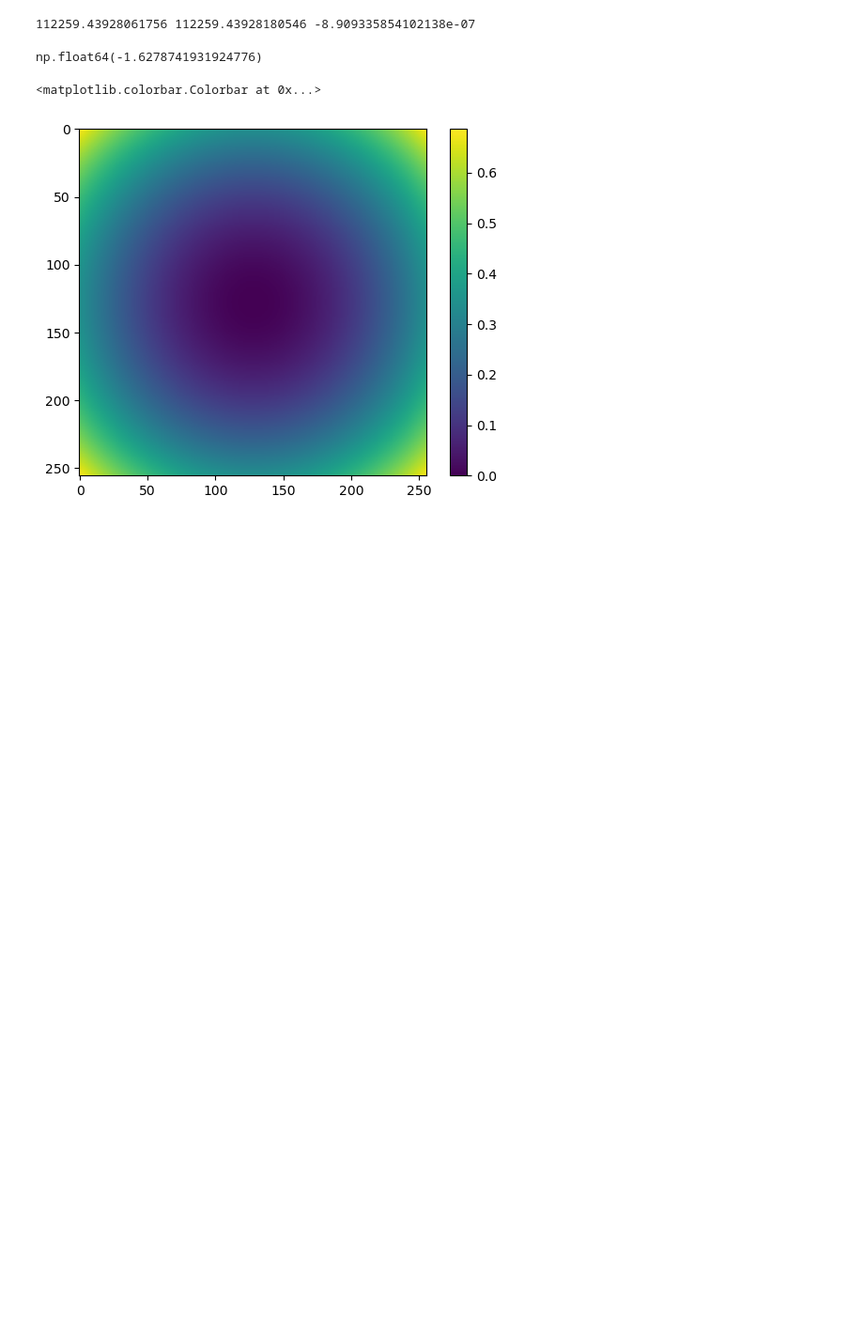
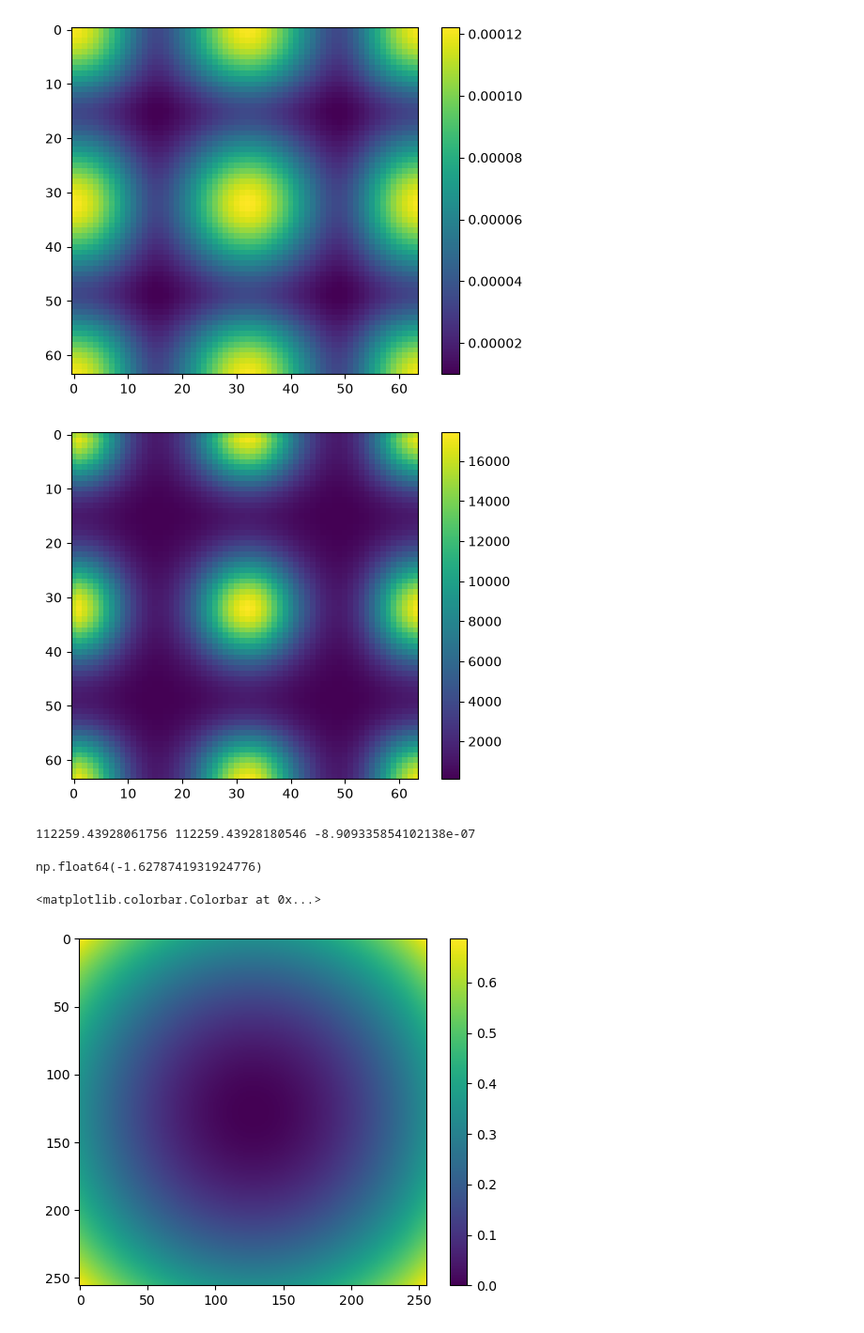
Before and after one commit to kskarthiksk/gaussian_duct_1, a Jupyter notebook: spectral_method.ipynb, the cells around one changed output. Shown at 94% size. Cells and saved outputs as stored; diff of their text form; code cells hidden in the pictures; blank space fills up the shorter version.

```diff
--- a/spectral_method.ipynb
+++ b/spectral_method.ipynb
@@ -91,3 +55,14 @@ powerField = np.abs(E**2)
+# %%
+k2 = wavenumber*wavenumber
+dx = radiusGeo*2 / (2**levelFFT)
+E = semi_analytical_asm(E, step, k2, length, dx, xx, yy)
+powerField = np.abs(E**2)
+plt.imshow(powerField)
+plt.colorbar()
+plt.show()
+# %% [output]
+[figure, added]
+[figure, added]
 # %%
 func = np.atan2(E.imag, E.real)
 fxx = (func[length//2+1,length//2] - 2*func[length//2,length//2] + func[length//2-1,length//2])/(x[length//2+1]**2)
```
Also changed, not shown: parts of 6 cells of this notebook, 5 other files.
